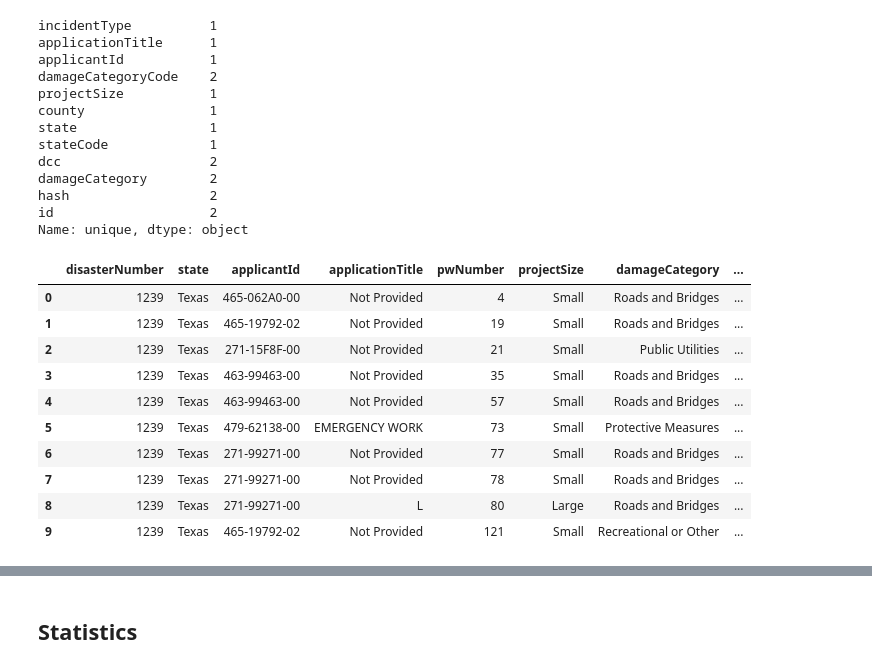
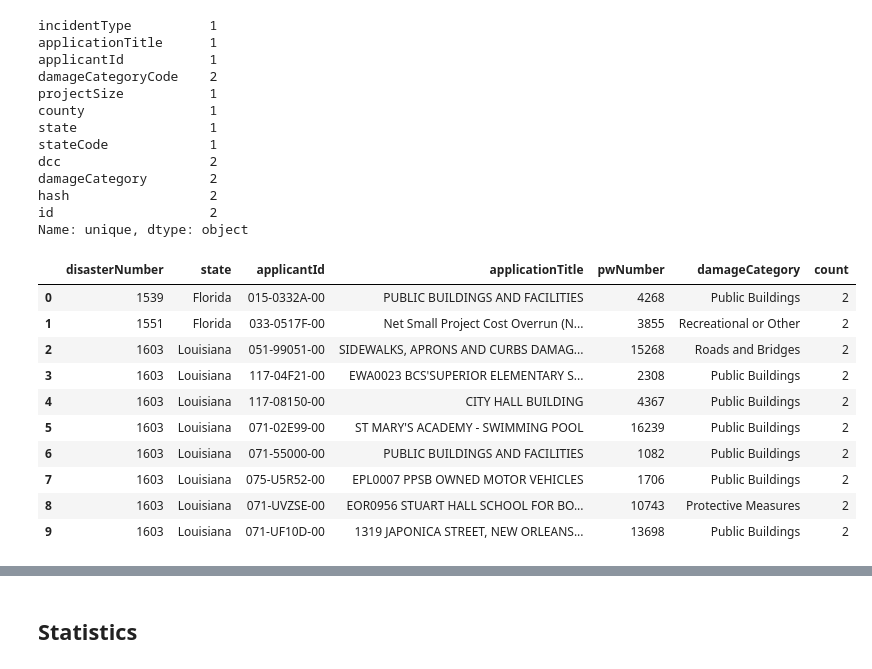
Before and after one commit to mebauer/fema-disaster-information, a Jupyter notebook: public-assistance.ipynb, the cells around one changed output, grey strips where cells are left out. Drawn from its saved outputs; the diff is of its cells as text; code cells hidden in the pictures.

```diff
--- a/public-assistance.ipynb
+++ b/public-assistance.ipynb
@@ -302,35 +322,33 @@ hash                  2
 id                    2
 Name: unique, dtype: object
 # %%
-# count per declaration and applicant
+# add damage category to identify unique records
 sql = """
     SELECT
        disasterNumber,
        state,
        applicantId,
        applicationTitle,
        pwNumber,
-       projectSize,
        damageCategory,
-       county,
        count(id) AS count
     FROM
         public_assistance
     GROUP BY ALL
     ORDER BY count DESC, disasterNumber ASC
     LIMIT 10
 """
 
 con.sql(sql).df()
 # %% [output]
-|  | disasterNumber | state | applicantId | applicationTitle | pwNumber | projectSize | damageCategory | ... |
-| 0 | 1239 | Texas | 465-062A0-00 | Not Provided | 4 | Small | Roads and Bridges | ... |
-| 1 | 1239 | Texas | 465-19792-02 | Not Provided | 19 | Small | Roads and Bridges | ... |
-| 2 | 1239 | Texas | 271-15F8F-00 | Not Provided | 21 | Small | Public Utilities | ... |
-| 3 | 1239 | Texas | 463-99463-00 | Not Provided | 35 | Small | Roads and Bridges | ... |
-| 4 | 1239 | Texas | 463-99463-00 | Not Provided | 57 | Small | Roads and Bridges | ... |
-| 5 | 1239 | Texas | 479-62138-00 | EMERGENCY WORK | 73 | Small | Protective Measures | ... |
-| 6 | 1239 | Texas | 271-99271-00 | Not Provided | 77 | Small | Roads and Bridges | ... |
-| 7 | 1239 | Texas | 271-99271-00 | Not Provided | 78 | Small | Roads and Bridges | ... |
-| 8 | 1239 | Texas | 271-99271-00 | L | 80 | Large | Roads and Bridges | ... |
-| 9 | 1239 | Texas | 465-19792-02 | Not Provided | 121 | Small | Recreational or Other | ... |
+|  | disasterNumber | state | applicantId | applicationTitle | pwNumber | damageCategory | count |
+| 0 | 1539 | Florida | 015-0332A-00 | PUBLIC BUILDINGS AND FACILITIES | 4268 | Public Buildings | 2 |
+| 1 | 1551 | Florida | 033-0517F-00 | Net Small Project Cost Overrun (N... | 3855 | Recreational or Other | 2 |
+| 2 | 1603 | Louisiana | 051-99051-00 | SIDEWALKS, APRONS AND CURBS DAMAG... | 15268 | Roads and Bridges | 2 |
+| 3 | 1603 | Louisiana | 117-04F21-00 | EWA0023 BCS'SUPERIOR ELEMENTARY S... | 2308 | Public Buildings | 2 |
+| 4 | 1603 | Louisiana | 117-08150-00 | CITY HALL BUILDING | 4367 | Public Buildings | 2 |
+| 5 | 1603 | Louisiana | 071-02E99-00 | ST MARY'S ACADEMY - SWIMMING POOL | 16239 | Public Buildings | 2 |
+| 6 | 1603 | Louisiana | 071-55000-00 | PUBLIC BUILDINGS AND FACILITIES | 1082 | Public Buildings | 2 |
+| 7 | 1603 | Louisiana | 075-U5R52-00 | EPL0007 PPSB OWNED MOTOR VEHICLES | 1706 | Public Buildings | 2 |
+| 8 | 1603 | Louisiana | 071-UVZSE-00 | EOR0956 STUART HALL SCHOOL FOR BO... | 10743 | Protective Measures | 2 |
+| 9 | 1603 | Louisiana | 071-UF10D-00 | 1319 JAPONICA STREET, NEW ORLEANS... | 13698 | Public Buildings | 2 |
```
Also changed, not shown: parts of 39 cells of this notebook, 1 other file.
